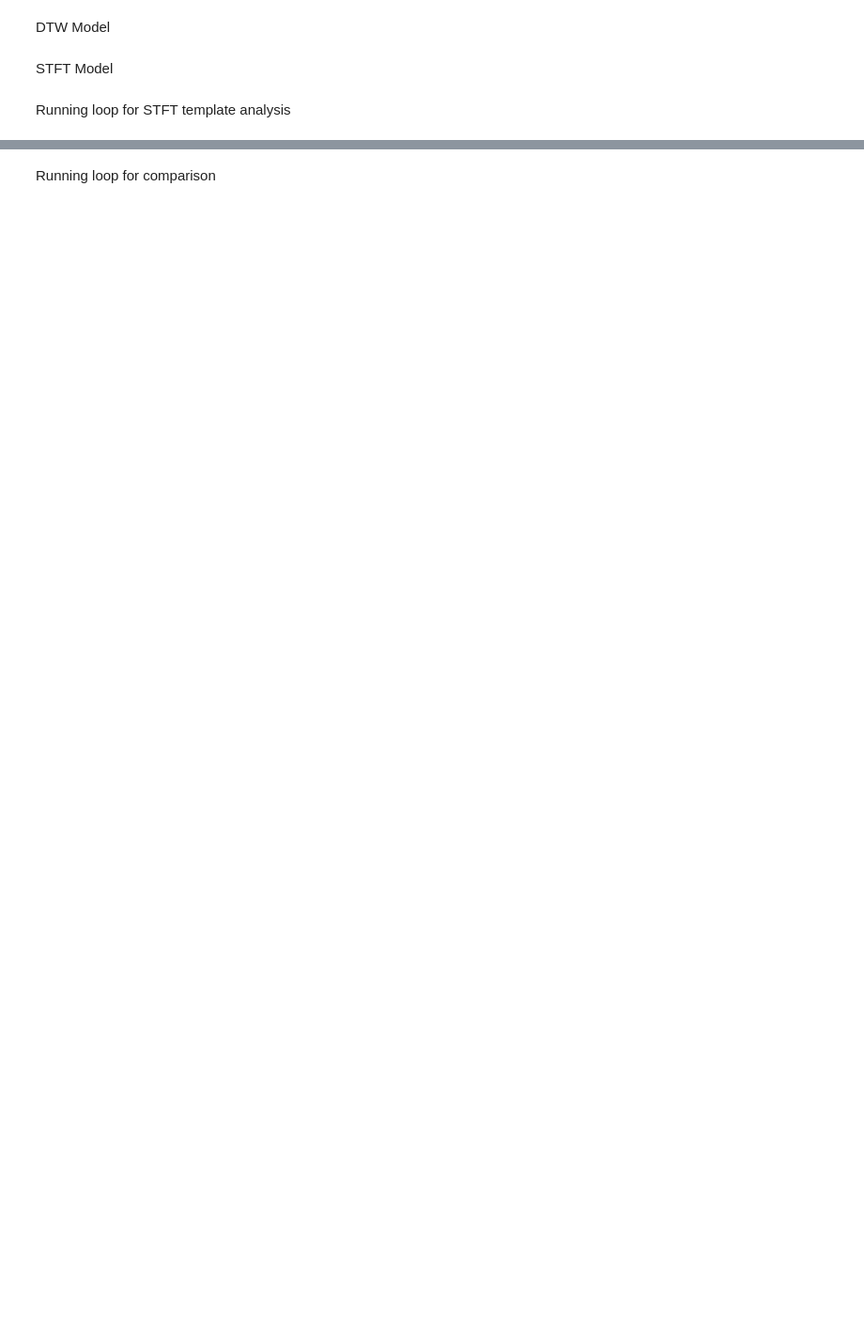
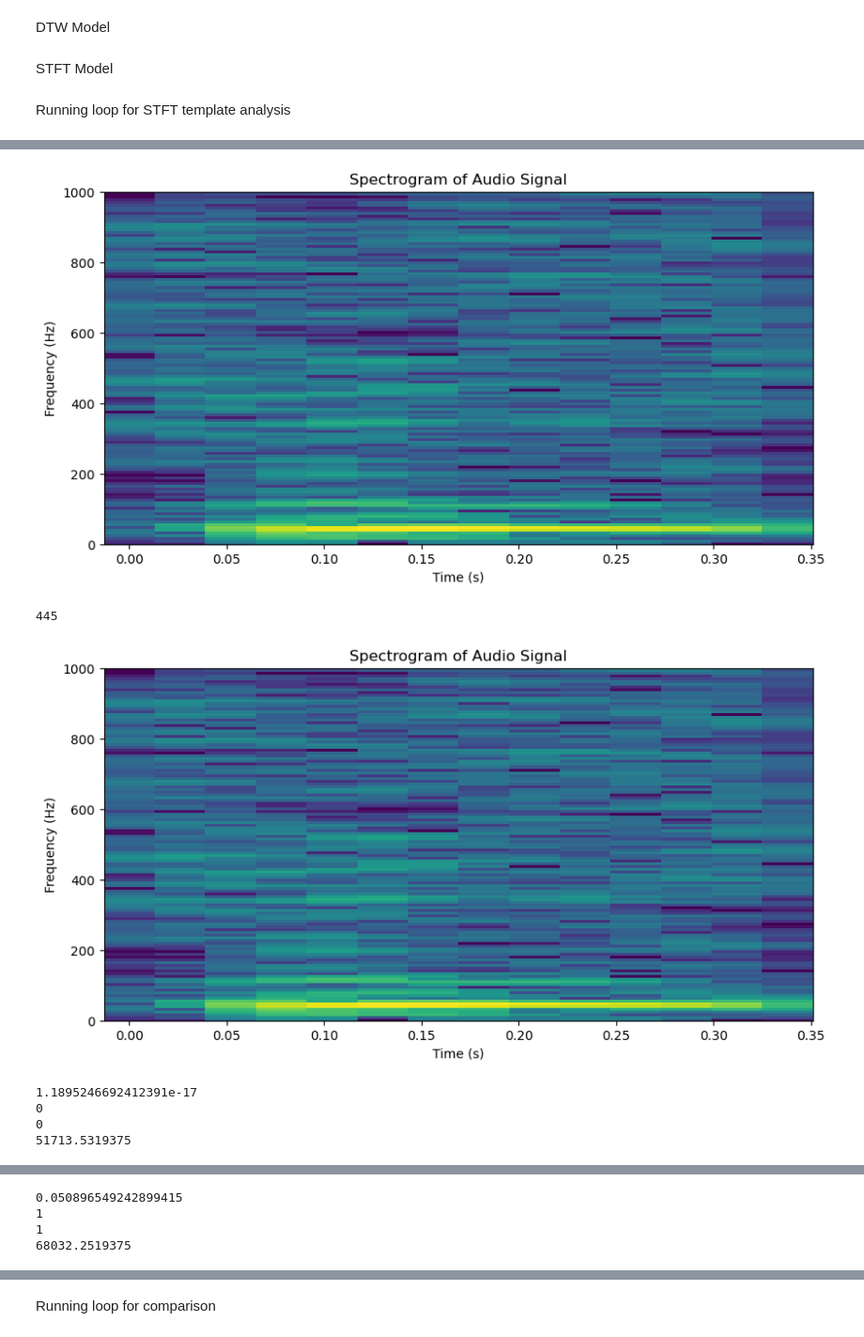
Before and after one commit to koekiekat/Skripsie, a Jupyter notebook: Software/Skripsie.ipynb, the cells around one changed output, grey strips where cells are left out. Shown at 94% size. Saved outputs shown, nothing was run; the diff lists cells and outputs as text; code cells hidden in the pictures; blank space fills up the shorter version.

```diff
--- a/Software/Skripsie.ipynb
+++ b/Software/Skripsie.ipynb
@@ -80,7 +84,7 @@ Running loop for STFT template analysis
 # %%
 stft_cost = []
 oor = []
-for i in range(1262):
+for i in range(628):
     audio_seg = whale_call_segments[i]
     f_temp, t_temp, Zxx_temp, fs_new = short_time_calc(audio_template_1, f_s)
     f_seg, t_seg, Zxx_seg, fs_new = short_time_calc(audio_seg, f_s)
@@ -100,11 +109,20 @@ print(oor)
 # %%
 plot_spectrogram(f_temp, t_temp, Zxx_temp, fs_new)
 print(len(oor))
-for j in range(len(oor)):
+for j in range(30):
     f_sig, t_sig, Zxx_sig, fs_new = short_time_calc(whale_call_segments[oor[j]], f_s)
     plot_spectrogram(f_sig, t_sig, Zxx_sig, fs_new)
     plt.show()
     dtw_cost = DTW_calc(Zxx_temp, Zxx_sig)
     print(dtw_cost)
     print(j)
     print(oor[j])
+    print(start_t_temp[oor[j]])
+# %% [output]
+[figure, added]
+445
+[figure, added]
+1.1895246692412391e-17
+0
+0
+51713.5319375
@@ -110,0 +130,4 @@ for j in range(len(oor)):
+0.050896549242899415
+1
+1
+68032.2519375
```
Also changed, not shown: parts of 4 cells of this notebook, 4 other files.
